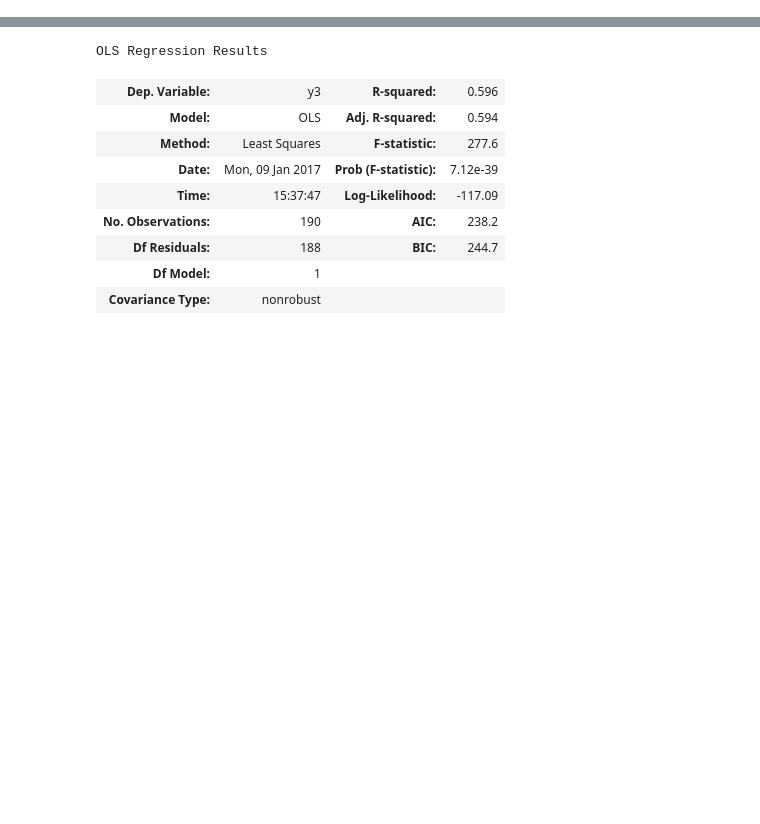
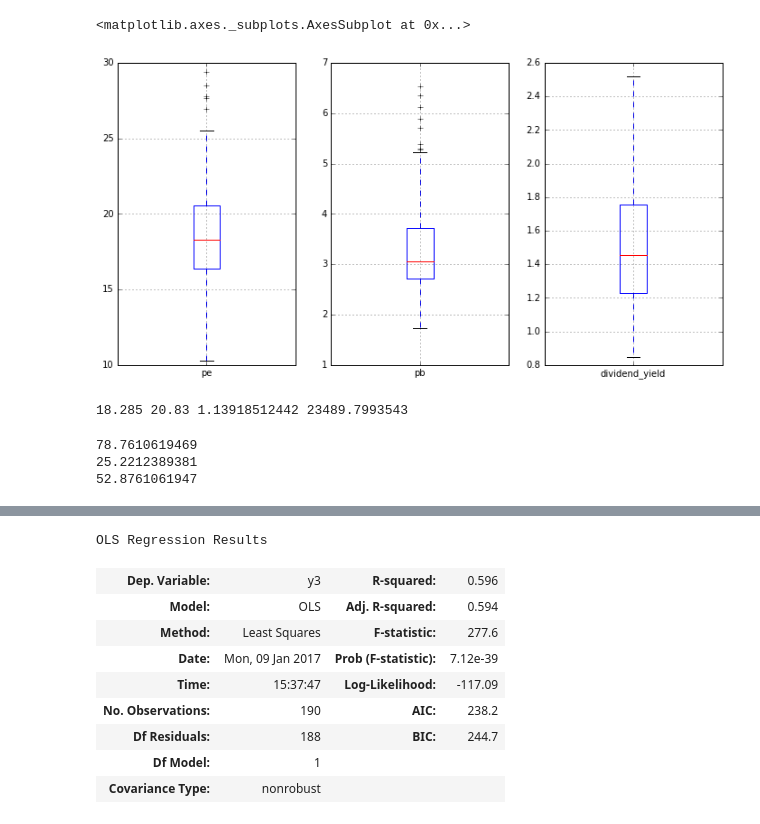
Before and after one commit to icymist/investing, a Jupyter notebook: analysis_bse_sensex.ipynb, the cells around one changed output, grey strips where cells are left out. Cells and saved outputs as stored; diff of their text form; code cells hidden in the pictures; blank space fills up the shorter version.

```diff
--- a/analysis_bse_sensex.ipynb
+++ b/analysis_bse_sensex.ipynb
@@ -65,0 +67,20 @@ df.tail(25)
+# %%
+f, a = plt.subplots(1, 3, figsize=(12,6))
+df[['pe']].boxplot(return_type='axes', ax=a[0])
+df[['pb']].boxplot(return_type='axes', ax=a[1])
+df[['dividend_yield']].boxplot(return_type='axes', ax=a[2])
+# %% [output]
+<matplotlib.axes._subplots.AxesSubplot at 0x...>
+[figure, added]
+# %%
+print(df.pe.median(), df.pe[-1], df.pe[-1]/df.pe.median(), df.close[-1]*(1/(df.pe[-1]/df.pe.median())))
+# %% [output]
+18.285 20.83 1.13918512442 23489.7993543
+# %%
+print(percentileofscore(df.pe, df.pe[-1]))
+print(percentileofscore(df.pb, df.pb[-1]))
+print(percentileofscore(df.dividend_yield, df.dividend_yield[-1]))
+# %% [output]
+78.7610619469
+25.2212389381
+52.8761061947
```
Also changed, not shown: parts of 16 cells of this notebook.
